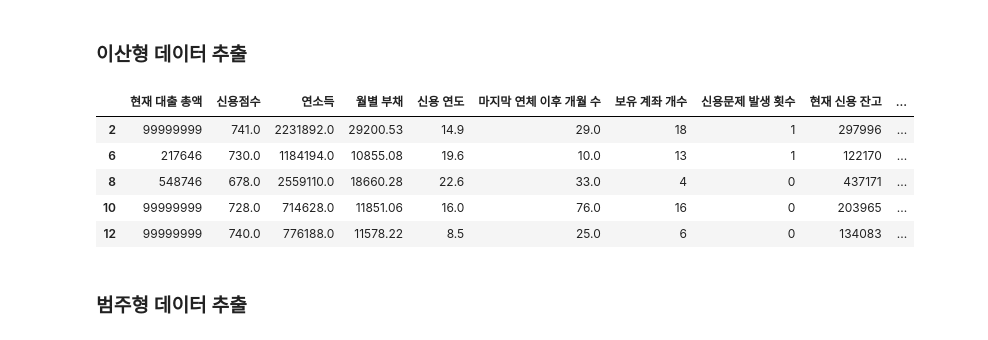
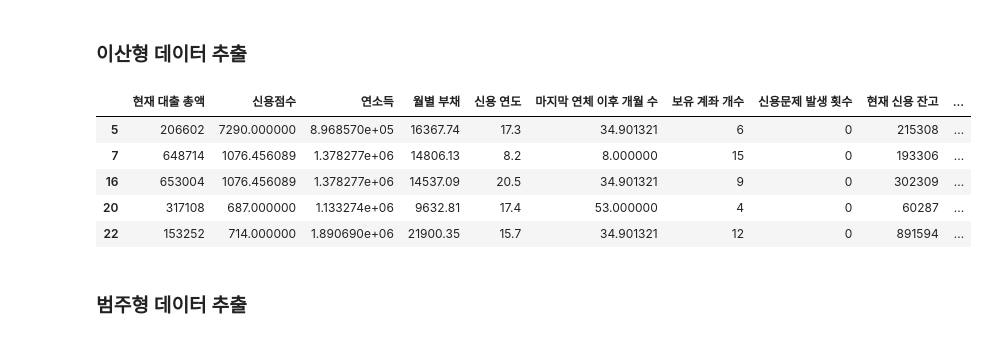
Before and after one commit to ZUNOXI/Rental_Bigdata, a Jupyter notebook: KJproject/cgproject.ipynb, the cells around one changed output. Cells and saved outputs as stored; diff of their text form; code cells hidden in the pictures.

```diff
--- a/KJproject/cgproject.ipynb
+++ b/KJproject/cgproject.ipynb
@@ -123,14 +119,11 @@ Name: Maximum Open Credit, Length: 100514, dtype: float64
 ### 결측치 제거
 # %%
 # banktest["신용점수"].isnull() = banktest["신용점수"].mean()
-banktest[["Credit Score"]] = banktest[["Credit Score"]].fillna(banktest[["Credit Score"]].mean())
+banktest[["신용점수"]] = banktest[["신용점수"]].fillna(banktest[["신용점수"]].mean())
 # %%
-banktest[["Annual Income"]] = banktest[["Annual Income"]].fillna(banktest[["Annual Income"]].mean())
+banktest[["연소득"]] = banktest[["연소득"]].fillna(banktest[["연소득"]].mean())
 # %%
 banktest[["마지막 연체 이후 개월 수"]] = banktest[["마지막 연체 이후 개월 수"]].fillna(banktest[["마지막 연체 이후 개월 수"]].mean())
-# %%
-# 현직업 근속연수
-banktest[["현직업 근속연수"]] = banktest[["현직업 근속연수"]].fillna(banktest[["현직업 근속연수"]].mean())
 # %%
 banktest.isnull().sum()
 # %% [output]
@@ -182,3 +175,5 @@ bankpuri.isnull().sum()
 파산 횟수             0
 재산차압권             0
 dtype: int64
+# %%
+df_bad = bankpuri[bankpuri["대출 상태"]==1]
@@ -185,15 +232,15 @@ dtype: int64
 # %% [markdown]
 ### 이산형 데이터 추출
 # %%
-df_num = bankpuri.select_dtypes(exclude = "object")
-df_num.head()
+df_bad_num = df_bad.select_dtypes(exclude = "object")
+df_bad_num.head()
 # %% [output]
 |  | 현재 대출 총액 | 신용점수 | 연소득 | 월별 부채 | 신용 연도 | 마지막 연체 이후 개월 수 | 보유 계좌 개수 | 신용문제 발생 횟수 | 현재 신용 잔고 | ... |
-| 2 | 99999999 | 741.0 | 2231892.0 | 29200.53 | 14.9 | 29.0 | 18 | 1 | 297996 | ... |
-| 6 | 217646 | 730.0 | 1184194.0 | 10855.08 | 19.6 | 10.0 | 13 | 1 | 122170 | ... |
-| 8 | 548746 | 678.0 | 2559110.0 | 18660.28 | 22.6 | 33.0 | 4 | 0 | 437171 | ... |
-| 10 | 99999999 | 728.0 | 714628.0 | 11851.06 | 16.0 | 76.0 | 16 | 0 | 203965 | ... |
-| 12 | 99999999 | 740.0 | 776188.0 | 11578.22 | 8.5 | 25.0 | 6 | 0 | 134083 | ... |
+| 5 | 206602 | 7290.000000 | 8.968570e+05 | 16367.74 | 17.3 | 34.901321 | 6 | 0 | 215308 | ... |
+| 7 | 648714 | 1076.456089 | 1.378277e+06 | 14806.13 | 8.2 | 8.000000 | 15 | 0 | 193306 | ... |
+| 16 | 653004 | 1076.456089 | 1.378277e+06 | 14537.09 | 20.5 | 34.901321 | 9 | 0 | 302309 | ... |
+| 20 | 317108 | 687.000000 | 1.133274e+06 | 9632.81 | 17.4 | 53.000000 | 4 | 0 | 60287 | ... |
+| 22 | 153252 | 714.000000 | 1.890690e+06 | 21900.35 | 15.7 | 34.901321 | 12 | 0 | 891594 | ... |
 # %% [markdown]
 ### 범주형 데이터 추출
 # %%
```
Also changed, not shown: parts of 18 cells of this notebook.
